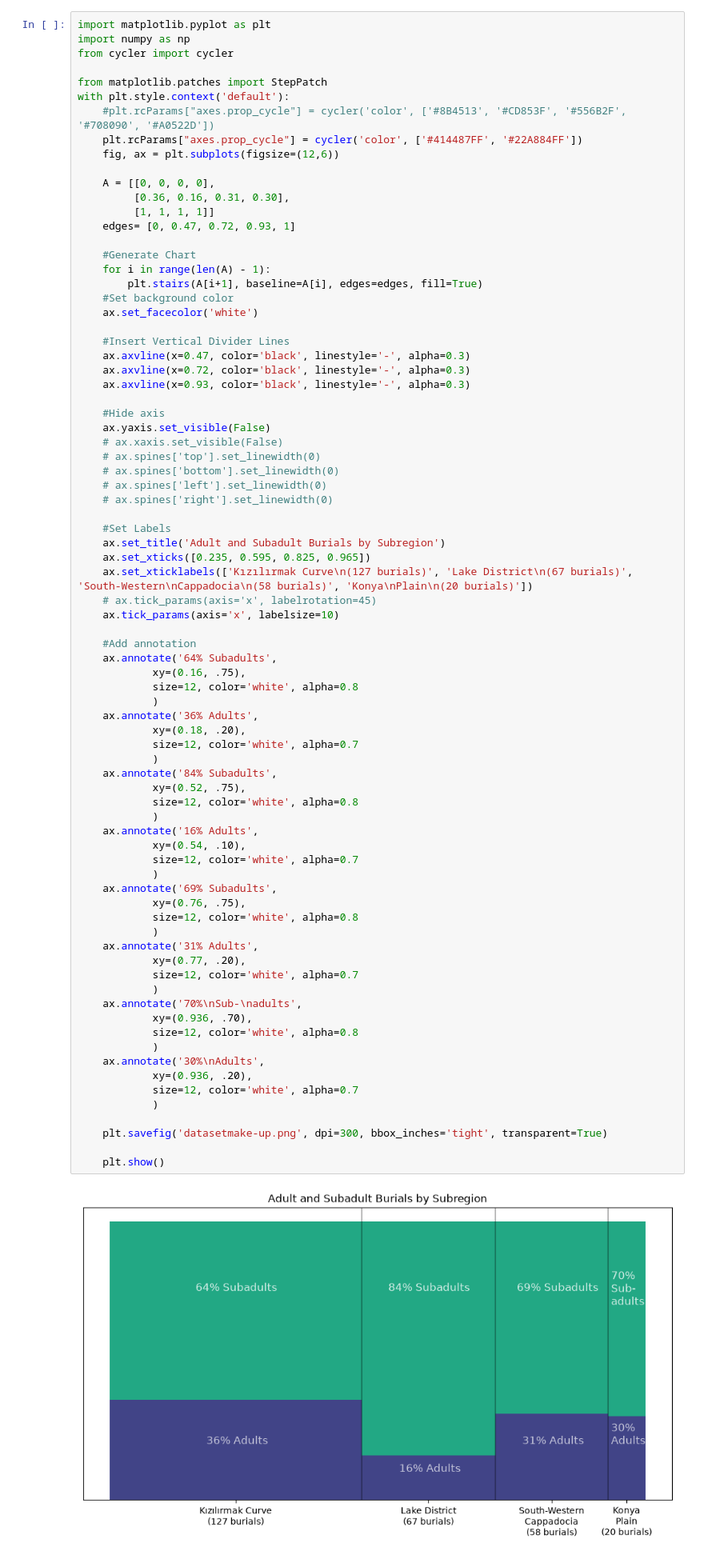
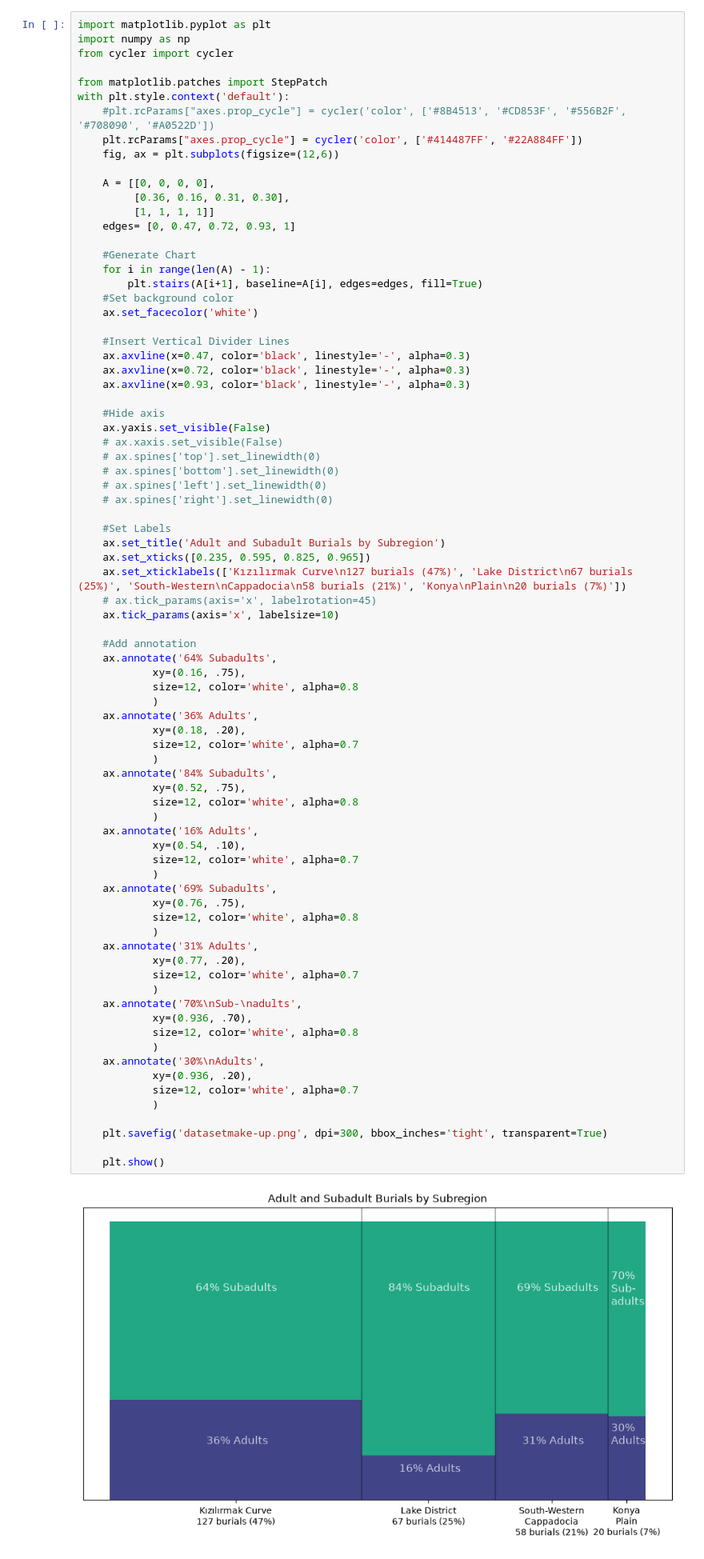
Before and after one commit to Woozerdcaster/archyviz, a Jupyter notebook: notebooks/final_project/FinalProjectTest.ipynb, the cells around one changed output. Shown at 80% size. Drawn from its saved outputs; the diff is of its cells as text.

Commit message:
merging saved figure changes

```diff
--- a/notebooks/final_project/FinalProjectTest.ipynb
+++ b/notebooks/final_project/FinalProjectTest.ipynb
@@ -794,7 +794,7 @@ with plt.style.context('default'):
     #Set Labels
     ax.set_title('Adult and Subadult Burials by Subregion')
     ax.set_xticks([0.235, 0.595, 0.825, 0.965])
-    ax.set_xticklabels(['Kızılırmak Curve\n(127 burials)', 'Lake District\n(67 burials)', 'South-Western\nCappadocia\n(58 burials)', 'Konya\nPlain\n(20 burials)'])
+    ax.set_xticklabels(['Kızılırmak Curve\n127 burials (47%)', 'Lake District\n67 burials (25%)', 'South-Western\nCappadocia\n58 burials (21%)', 'Konya\nPlain\n20 burials (7%)'])
     # ax.tick_params(axis='x', labelrotation=45)
     ax.tick_params(axis='x', labelsize=10)
 
@@ -809,31 +809,31 @@ with plt.style.context('default'):
             )
     ax.annotate('84% Subadults',
             xy=(0.52, .75),
             size=12, color='white', alpha=0.8
             )
     ax.annotate('16% Adults',
             xy=(0.54, .10),
             size=12, color='white', alpha=0.7
             )
     ax.annotate('69% Subadults',
             xy=(0.76, .75),
             size=12, color='white', alpha=0.8
             )
     ax.annotate('31% Adults',
             xy=(0.77, .20),
             size=12, color='white', alpha=0.7
             )
     ax.annotate('70%\nSub-\nadults',
             xy=(0.936, .70),
             size=12, color='white', alpha=0.8
             )
     ax.annotate('30%\nAdults',
             xy=(0.936, .20),
             size=12, color='white', alpha=0.7
             )
 
     plt.savefig('datasetmake-up.png', dpi=300, bbox_inches='tight', transparent=True)
 
     plt.show()
 # %% [output]
-[figure, old version]
+[figure, new version]
```
